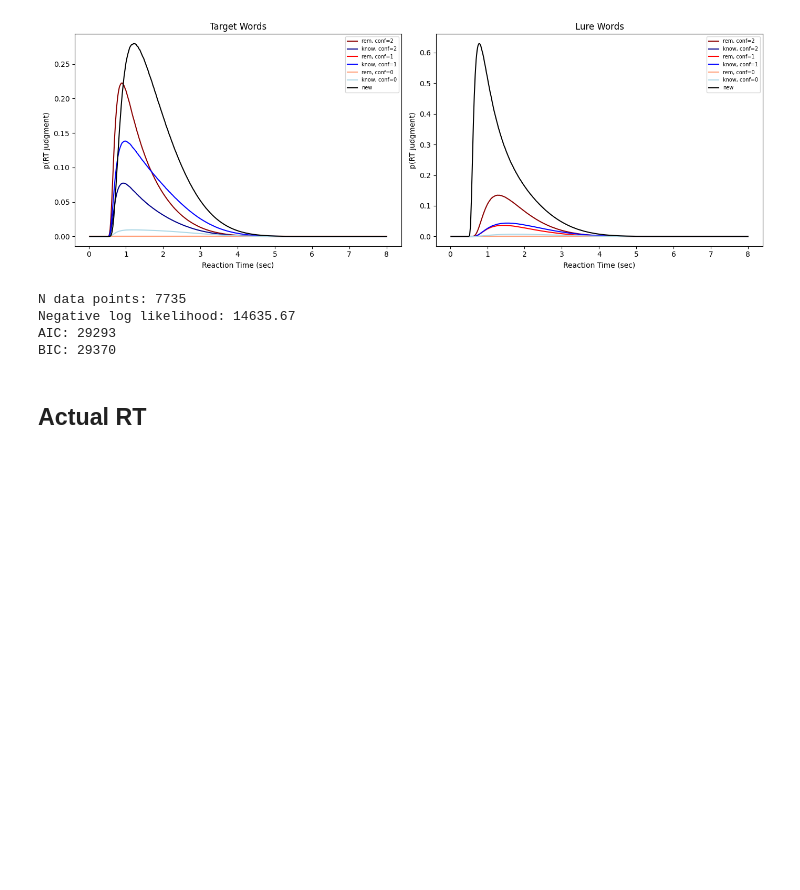
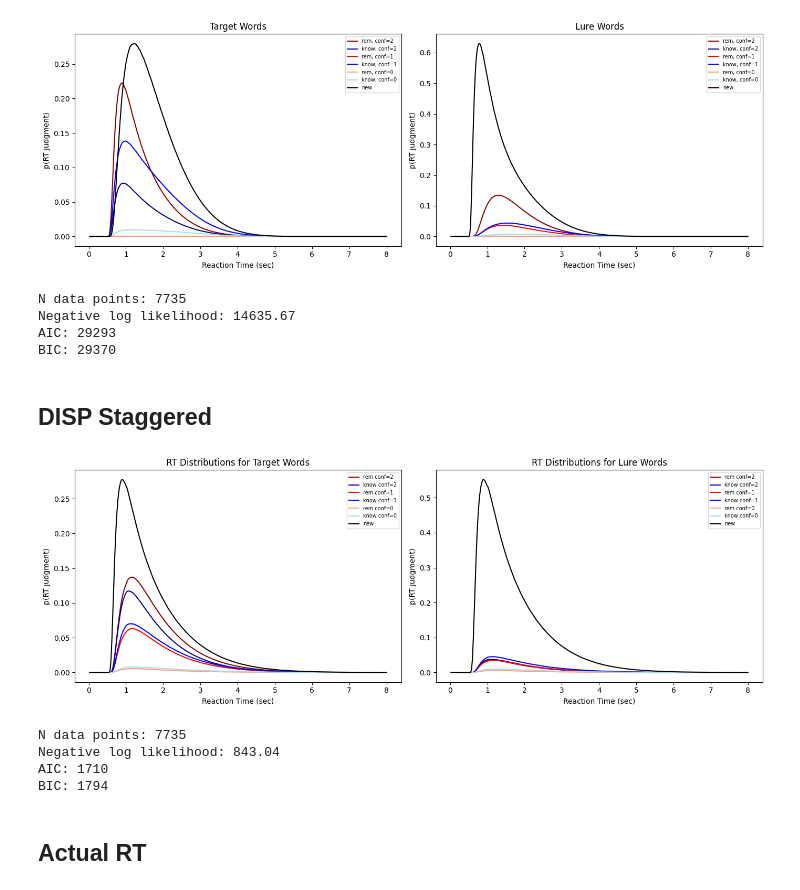
Before and after one commit to SpoopyPillow/caa_recognition_model, a Jupyter notebook: plot_models.ipynb, the cells around one changed output. Drawn from its saved outputs; the diff is of its cells as text; code cells hidden in the pictures; blank space fills up the shorter version.

Commit message:
disp staggered, reformat disp classic, bug with disp classic t[i] instead of elapsed

```diff
--- a/plot_models.ipynb
+++ b/plot_models.ipynb
@@ -33,8 +34,8 @@ params_est = DISPClassicDDM.Params(
     z0=-0.131,
     mu_r_new=-0.014,
     mu_f_new=-0.244,
-    deltaT=0.586,
-    t_offset=0.513,
+    t_post=0.586,
+    t0=0.513,
 )
 
 params_target, params_lure = DISPClassicDDM.split_params(params_est)
@@ -146,12 +148,12 @@ colors_know = ["darkblue", "blue", "lightblue"]
 
 for i in range(3):
     axes[0].plot(
-        t_t, p_rem_t[i] / disp_model.config.delta_t, color=colors_rem[i], label=f"rem, {confidence_labels[i]}"
+        t_t, p_rem_t[i] / sisp_model.config.delta_t, color=colors_rem[i], label=f"rem, {confidence_labels[i]}"
     )
     axes[0].plot(
-        t_t, p_know_t[i] / disp_model.config.delta_t, color=colors_know[i], label=f"know, {confidence_labels[i]}"
+        t_t, p_know_t[i] / sisp_model.config.delta_t, color=colors_know[i], label=f"know, {confidence_labels[i]}"
     )
-axes[0].plot(t_t, p_new_t / disp_model.config.delta_t, color="black", label="new")
+axes[0].plot(t_t, p_new_t / sisp_model.config.delta_t, color="black", label="new")
 axes[0].set_title("Target Words")
 axes[0].set_xlabel("Reaction Time (sec)")
 axes[0].set_ylabel("p(RT judgment)")
@@ -159,12 +161,12 @@ axes[0].legend(fontsize=7)
 
 for i in range(3):
     axes[1].plot(
-        t_l, p_rem_l[i] / disp_model.config.delta_t, color=colors_rem[i], label=f"rem, {confidence_labels[i]}"
+        t_l, p_rem_l[i] / sisp_model.config.delta_t, color=colors_rem[i], label=f"rem, {confidence_labels[i]}"
     )
     axes[1].plot(
-        t_l, p_know_l[i] / disp_model.config.delta_t, color=colors_know[i], label=f"know, {confidence_labels[i]}"
+        t_l, p_know_l[i] / sisp_model.config.delta_t, color=colors_know[i], label=f"know, {confidence_labels[i]}"
     )
-axes[1].plot(t_l, p_new_l / disp_model.config.delta_t, color="black", label="new")
+axes[1].plot(t_l, p_new_l / sisp_model.config.delta_t, color="black", label="new")
 axes[1].set_title("Lure Words")
 axes[1].set_xlabel("Reaction Time (sec)")
 axes[1].set_ylabel("p(RT judgment)")
@@ -199,3 +201,5 @@ N data points: 7735
 Negative log likelihood: 14635.67
 AIC: 29293
 BIC: 29370
+# %% [markdown]
+## DISP Staggered
@@ -202,3 +230,60 @@ BIC: 29370
+# %%
+p_rem, p_know, p_new, t = disp_staggered.predicted_proportions(params_target)
+p_rem_lures, p_know_lures, p_new_lures, t = disp_staggered.predicted_proportions(params_lure)
+
+fig, axes = plt.subplots(1, 2, figsize=(14, 5))
+
+confidence_labels = ["conf=2", "conf=1", "conf=0"]
+colors_rem = ["darkred", "red", "lightsalmon"]
+colors_know = ["darkblue", "blue", "lightblue"]
+
+for i in range(3):
+    axes[0].plot(t, p_rem[i] / disp_staggered.config.delta_t, color=colors_rem[i], label=f"rem {confidence_labels[i]}")
+    axes[0].plot(t, p_know[i] / disp_staggered.config.delta_t, color=colors_know[i], label=f"know {confidence_labels[i]}")
+axes[0].plot(t, p_new / disp_staggered.config.delta_t, color="black", label="new")
+axes[0].set_title("RT Distributions for Target Words")
+axes[0].set_xlabel("Reaction Time (sec)")
+axes[0].set_ylabel("p(RT judgment)")
+axes[0].legend(fontsize=7)
+
+for i in range(3):
+    axes[1].plot(t, p_rem_lures[i] / disp_staggered.config.delta_t, color=colors_rem[i], label=f"rem {confidence_labels[i]}")
+    axes[1].plot(t, p_know_lures[i] / disp_staggered.config.delta_t, color=colors_know[i], label=f"know {confidence_labels[i]}")
+axes[1].plot(t, p_new_lures / disp_staggered.config.delta_t, color="black", label="new")
+axes[1].set_title("RT Distributions for Lure Words")
+axes[1].set_xlabel("Reaction Time (sec)")
+axes[1].set_ylabel("p(RT judgment)")
+axes[1].legend(fontsize=7)
+
+plt.tight_layout()
+plt.show()
+# %% [output]
+[figure, added]
+# %%
+neg_log_lik = disp_staggered.compute_gof_all(params_est, use_chisq=False)
+n_params = 12
+n_data = (
+    len(data.rem_hit.rt)
+    + len(data.know_hit.rt)
+    + len(data.CR.rt)
+    + len(data.miss.rt)
+    + len(data.rem_fa.rt)
+    + len(data.know_fa.rt)
+)
+
+print(f"N data points: {n_data}")
+
+AIC = 2 * n_params + 2 * neg_log_lik
+BIC = n_params * np.log(n_data) + 2 * neg_log_lik
+
+print(f"Negative log likelihood: {neg_log_lik:.2f}")
+print(f"AIC: {AIC:.0f}")
+print(f"BIC: {BIC:.0f}")
+# %% [output]
+N data points: 7735
+Negative log likelihood: 843.04
+AIC: 1710
+BIC: 1794
 # %% [markdown]
 ## Actual RT
 # %%
```
Also changed, not shown: parts of 4 cells of this notebook, 3 other files.
